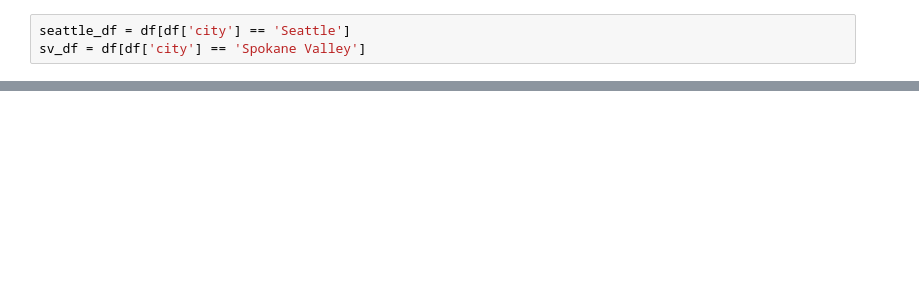
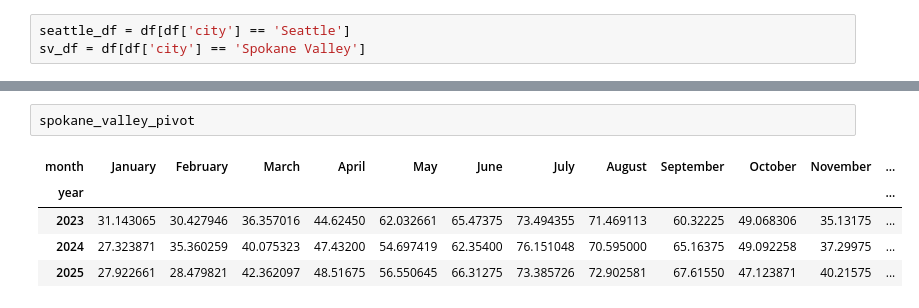
Before and after one commit to danielphilip12/Weather-Pipeline, a Jupyter notebook: notebooks/analysis.ipynb, the cells around one changed output, grey strips where cells are left out. Drawn from its saved outputs; the diff is of its cells as text; blank space fills up the shorter version.

```diff
--- a/notebooks/analysis.ipynb
+++ b/notebooks/analysis.ipynb
@@ -51,0 +67,8 @@ Name: temperature_f, dtype: float64
+# %%
+spokane_valley_pivot
+# %% [output]
+| month | January | February | March | April | May | June | July | August | September | October | November | ... |
+| year |  |  |  |  |  |  |  |  |  |  |  | ... |
+| 2023 | 31.143065 | 30.427946 | 36.357016 | 44.62450 | 62.032661 | 65.47375 | 73.494355 | 71.469113 | 60.32225 | 49.068306 | 35.13175 | ... |
+| 2024 | 27.323871 | 35.360259 | 40.075323 | 47.43200 | 54.697419 | 62.35400 | 76.151048 | 70.595000 | 65.16375 | 49.092258 | 37.29975 | ... |
+| 2025 | 27.922661 | 28.479821 | 42.362097 | 48.51675 | 56.550645 | 66.31275 | 73.385726 | 72.902581 | 67.61550 | 47.123871 | 40.21575 | ... |
```
Also changed, not shown: parts of 13 cells of this notebook.
